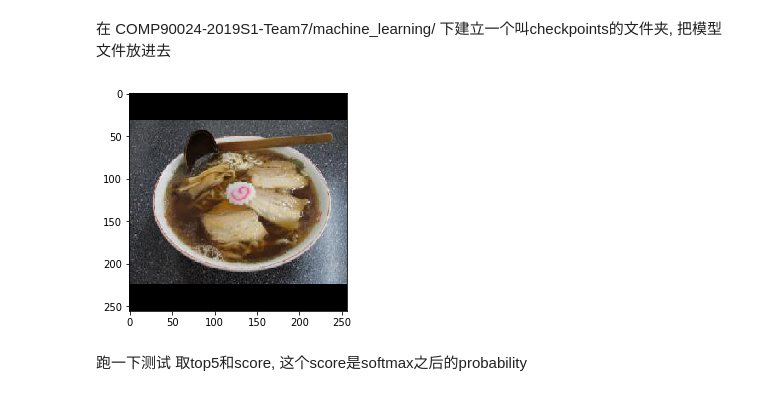
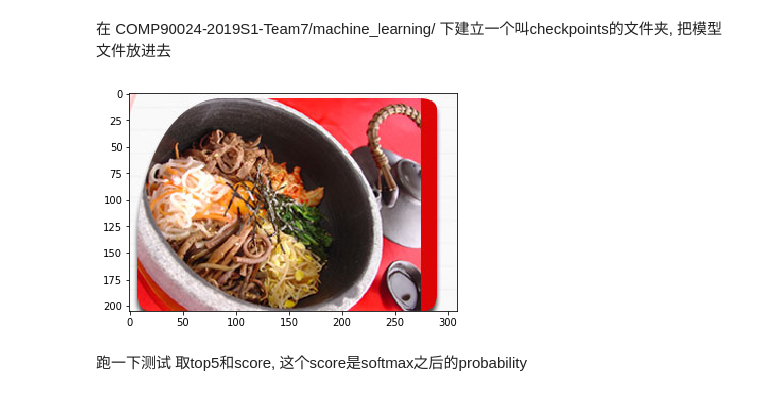
Before and after one commit to HanxunH/COMP90024-2019S1-Team7-TrackerHub, a Jupyter notebook: machine_learning/simple_inference.ipynb, the cells around one changed output. Saved outputs shown, nothing was run; the diff lists cells and outputs as text; code cells hidden in the pictures.

```diff
--- a/machine_learning/simple_inference.ipynb
+++ b/machine_learning/simple_inference.ipynb
@@ -3,20 +3,20 @@
 # %%
 import matplotlib.pyplot as plt
 import matplotlib.image as mpimg
 import numpy as np
 %matplotlib inline
 
 #这个是模型文件的路径
 model_checkpoint_file_path = 'checkpoints/food179_resnet50_sgd.pth_best.pth'
 
 #这个是要测试得图片路径
-test_image_path = '/Users/hanxunhuang/Data/food179/processed_images/ramen/2192.jpg'
+test_image_path = '/Users/hanxunhuang/Data/food179/images/bibimbap/1000.jpg'
 
 #先显示图片看看
 img = mpimg.imread(test_image_path)
 imgplot = plt.imshow(img)
 # %% [output]
-[figure, old version]
+[figure, new version]
 # %% [markdown]
 跑一下测试 取top5和score, 这个score是softmax之后的probability
 # %%
```
Also changed, not shown: parts of 3 cells of this notebook.
